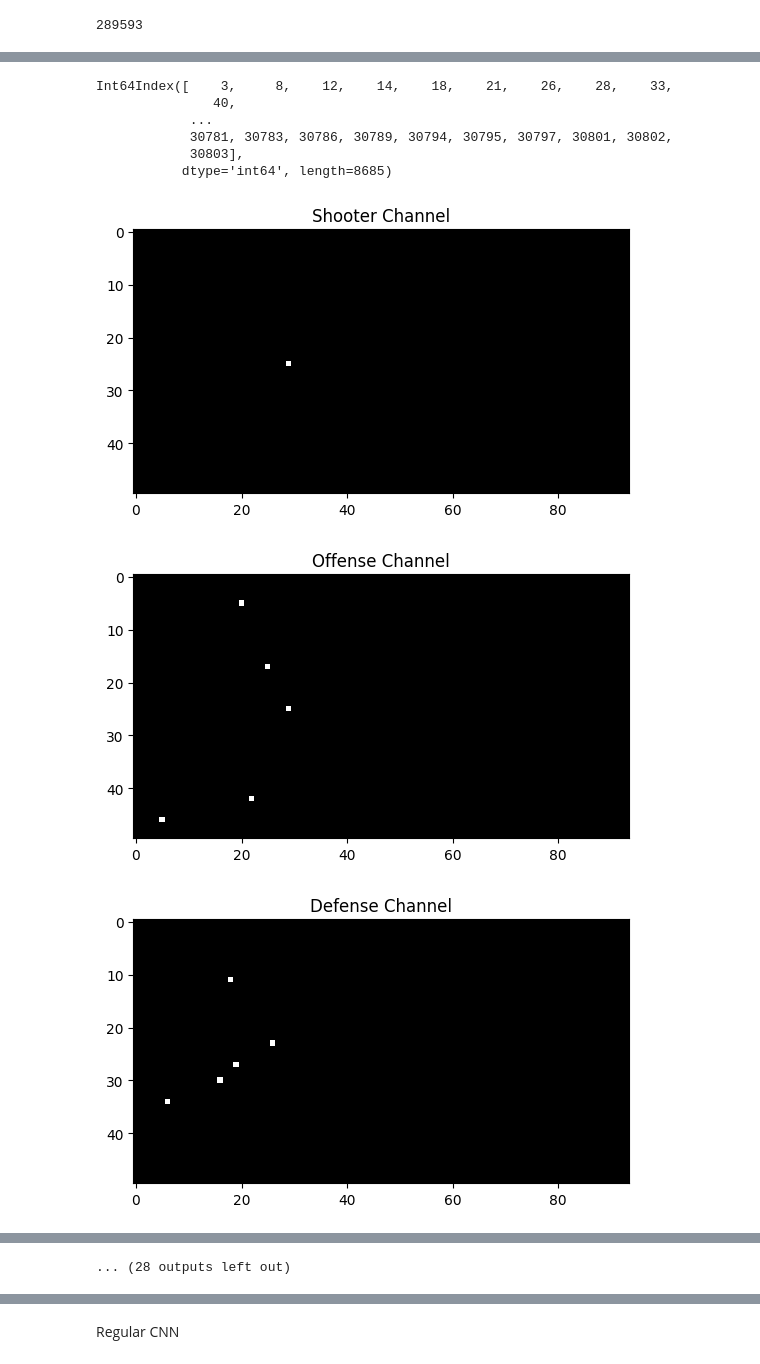
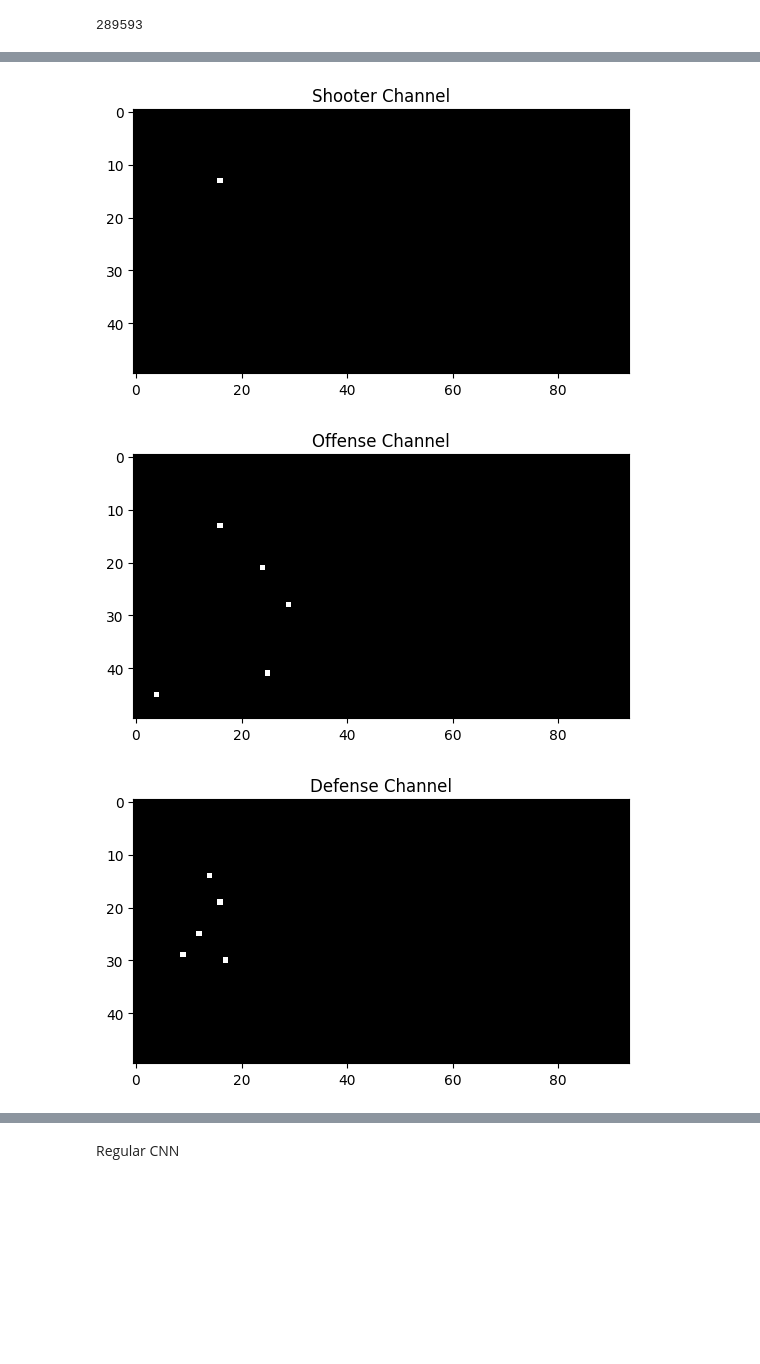
Before and after one commit to timseymour42/shotquality-offensive-rebounding, a Jupyter notebook: orbd_prediction.ipynb, the cells around one changed output, grey strips where cells are left out. Drawn from its saved outputs; the diff is of its cells as text; code cells hidden in the pictures; blank space fills up the shorter version.

```diff
--- a/orbd_prediction.ipynb
+++ b/orbd_prediction.ipynb
@@ -1095,0 +970,3 @@ normalized_df
+# %%
+temp_all_feats = normalized_df.merge(dist_copy, on='id')
+temp_all_feats_test = normalized_df_test.merge(dist_copy_test, on='id')
@@ -1096,3 +988,4 @@ normalized_df
 # %%
-final = normalized_df.merge(train_pbp[['id', 'is_oreb']], on='id')
+final = temp_all_feats.merge(train_pbp[['id', 'is_oreb']], on='id')
+final_test = temp_all_feats_test.copy()
 # %%
@@ -1185,0 +1047,4 @@ array([0.10963303, 0.11974267, 0.12013096, ..., 0.45059943, 0.46263522,
+# %%
+for i in range(len(model.feature_importances_)):
+    print(final.drop(columns='id').columns[i])
+    print(model.feature_importances_[i])
@@ -1287,8 +1173,11 @@ player_to_node_idx = {player_id: idx for idx, player_id in enumerate(graph_train
 # Create an empty list to store the graph data for each play
 graph_list = []
 
+id_list_graph = []
 # Iterate over each play in the DataFrame
-for _, play_data in graph_training.groupby('id'):
+for id, play_data in graph_training.groupby('id'):
+    # order of ids
+    id_list_graph.append(id)
     # Initialize node features and edge index for this play
     node_features = []
     edge_index = []
@@ -1329,7 +1218,6 @@ for _, play_data in graph_training.groupby('id'):
     x = torch.tensor(node_features, dtype=torch.float)
     edge_index = torch.tensor(edge_index, dtype=torch.long).t().contiguous()
 
-    # Determine the target label (shooter)
     target = torch.tensor(np.append(play_data['is_oreb'].values, play_data['is_oreb'].values[0]), dtype=torch.float)
 
     # Create a Data object for this play
@@ -1687,35 +1570,26 @@ training_data
-# %%
-y_train[y_train == 1].index
-# %% [output]
-Int64Index([    3,     8,    12,    14,    18,    21,    26,    28,    33,
-               40,
-            ...
-            30781, 30783, 30786, 30789, 30794, 30795, 30797, 30801, 30802,
-            30803],
-           dtype='int64', length=8685)
 # %%
-for sample_index in y_train[y_train == 1].index[:10]:
-    # Visualize the shooter channel
-    plt.imshow(X_test_images[sample_index, :, :, 0], cmap='gray')
-    plt.title("Shooter Channel")
-    plt.show()
+sample_index = 1
+# Visualize the shooter channel
+plt.imshow(X_train_images[sample_index, :, :, 0], cmap='gray')
+plt.title("Shooter Channel")
+plt.show()
 
-    # Visualize the offense channel
-    plt.imshow(X_test_images[sample_index, :, :, 1], cmap='gray')
-    plt.title("Offense Channel")
-    plt.show()
+# Visualize the offense channel
+plt.imshow(X_train_images[sample_index, :, :, 1], cmap='gray')
+plt.title("Offense Channel")
+plt.show()
 
-    # Visualize the defense channel
-    plt.imshow(X_test_images[sample_index, :, :, 2], cmap='gray')
-    plt.title("Defense Channel")
-    plt.show()
+# Visualize the defense channel
+plt.imshow(X_train_images[sample_index, :, :, 2], cmap='gray')
+plt.title("Defense Channel")
+plt.show()
 
-    # Visualize the basketball hoop channel
-    plt.imshow(X_test_images[sample_index, :, :, 3], cmap='gray')
-    plt.title("Hoop Channel")
-    plt.show()
+# Visualize the basketball hoop channel
+plt.imshow(X_train_images[sample_index, :, :, 3], cmap='gray')
+plt.title("Hoop Channel")
+plt.show()
 # %% [output]
-[figure, old version]
+[figure, new version]
-[figure, old version]
+[figure, new version]
-[figure, old version]
+[figure, new version]
 [figure]
@@ -1730,4 +1596,3 @@ for sample_index in y_train[y_train == 1].index[:10]:
-... (28 outputs left out)
 # %%
 y_train = train_pbp['is_oreb']
 # %%
```
Also changed, not shown: parts of 106 cells of this notebook, 1 other file.
